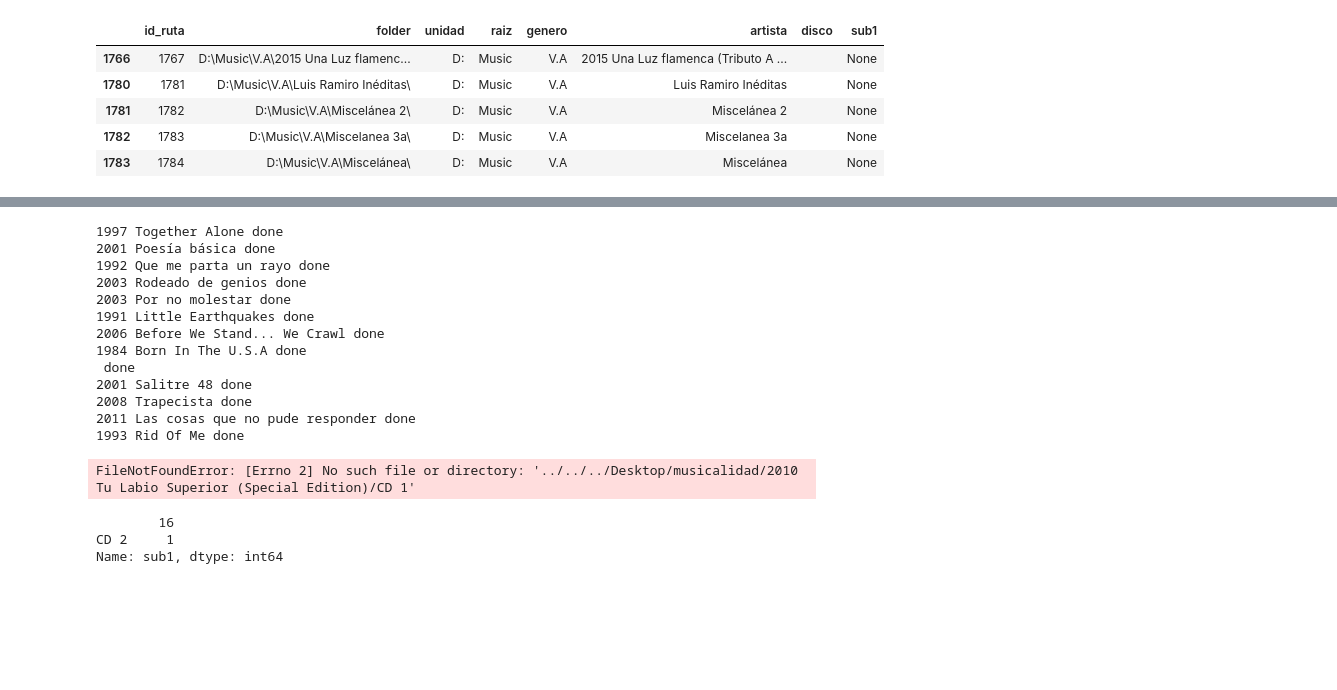
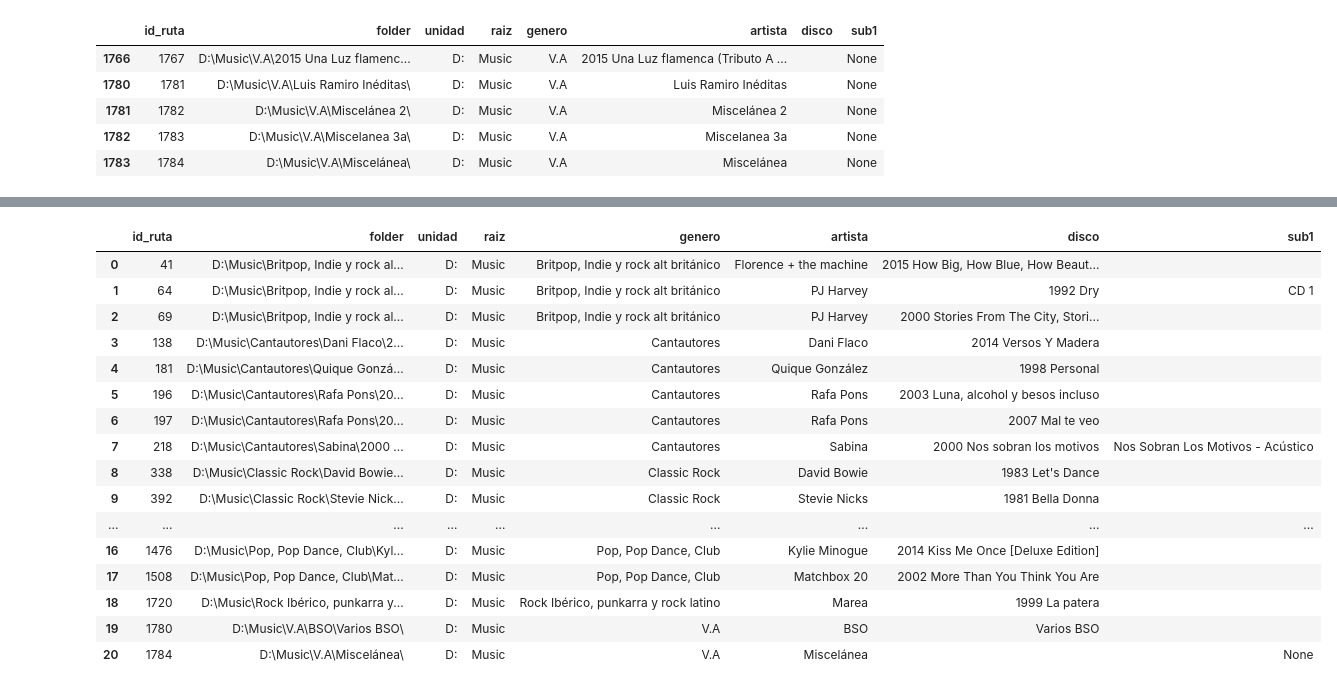
Before and after one commit to emarfer/musicable, a Jupyter notebook: notebooks/08_splitting_biblioteca_laptop.ipynb, the cells around one changed output, grey strips where cells are left out. Drawn from its saved outputs; the diff is of its cells as text; code cells hidden in the pictures; blank space fills up the shorter version.

```diff
--- a/notebooks/08_splitting_biblioteca_laptop.ipynb
+++ b/notebooks/08_splitting_biblioteca_laptop.ipynb
@@ -232,48 +226,30 @@ parent_dir = os.path.join(escritorio,'musicalidad')
-# %%
-for i, r in rutismo.iterrows():
-    if r.disco != '' and r.sub1 == '':
-        original_fold = os.path.join('../../../../../../d',r.raiz,r.genero,r.artista)
-        folder = r.disco
-        os.mkdir(os.path.join(parent_dir,folder))
-        old_fold = os.path.join(original_fold,folder)
-        new_fold = os.path.join(parent_dir,folder)
-    elif r.disco == '':
-        original_fold = os.path.join('../../../../../../d',r.raiz,r.genero)
-        folder = r.artista
-        os.mkdir(os.path.join(parent_dir,folder))
-        old_fold = os.path.join(original_fold,folder)
-        new_fold = os.path.join(parent_dir,folder)
-    elif  r.disco != '' and r.sub1 != '':
-        original_fold = os.path.join('../../../../../../d',r.raiz,r.genero,r.artista)
-        folder = r.disco
-        for sub in os.listdir(os.path.join(original_fold,folder)):
-            os.mkdir(os.path.join(parent_dir,folder,sub))
-            old_fold = os.path.join(original_fold,folder,sub)
-            new_fold = os.path.join(parent_dir,folder,sub)
-
-    for arc in os.listdir(old_fold):
-        source = os.path.join(original_fold,folder,arc)
-        destination = new_fold
-        shutil.copy2(source, destination)
-    print(r.disco+' done')
-# %% [output]
-1997 Together Alone done
-2001 Poesía básica done
-1992 Que me parta un rayo done
-2003 Rodeado de genios done
-2003 Por no molestar done
-1991 Little Earthquakes done
-2006 Before We Stand... We Crawl done
-1984 Born In The U.S.A done
- done
-2001 Salitre 48 done
-2008 Trapecista done
-2011 Las cosas que no pude responder done
-1993 Rid Of Me done
-FileNotFoundError: [Errno 2] No such file or directory: '../../../Desktop/musicalidad/2010 Tu Labio Superior (Special Edition)/CD 1'
-# %%
-rutismo[rutismo.disco != ''].sub1.value_counts()
-# %% [output]
-        16
-CD 2     1
-Name: sub1, dtype: int64
+# %%
+filename = 'totalismo.m3u'
+# %%
+f = open(escritorio+filename,'r', encoding="ISO-8859-1")
+lines = [l for l in f.read().split('\n') if l.startswith('D:')]
+# %%
+rutismo = pd.read_sql_query(f'''
+select * from ruta_total
+where folder in (select folder from total where ruta in {tuple(lines)})
+''',engine)
+# %%
+rutismo
+# %% [output]
+|  | id_ruta | folder | unidad | raiz | genero | artista | disco | sub1 |
+| 0 | 41 | D:\Music\Britpop, Indie y rock al... | D: | Music | Britpop, Indie y rock alt británico | Florence + the machine | 2015 How Big, How Blue, How Beaut... |  |
+| 1 | 64 | D:\Music\Britpop, Indie y rock al... | D: | Music | Britpop, Indie y rock alt británico | PJ Harvey | 1992 Dry | CD 1 |
+| 2 | 69 | D:\Music\Britpop, Indie y rock al... | D: | Music | Britpop, Indie y rock alt británico | PJ Harvey | 2000 Stories From The City, Stori... |  |
+| 3 | 138 | D:\Music\Cantautores\Dani Flaco\2... | D: | Music | Cantautores | Dani Flaco | 2014 Versos Y Madera |  |
+| 4 | 181 | D:\Music\Cantautores\Quique Gonzá... | D: | Music | Cantautores | Quique González | 1998 Personal |  |
+| 5 | 196 | D:\Music\Cantautores\Rafa Pons\20... | D: | Music | Cantautores | Rafa Pons | 2003 Luna, alcohol y besos incluso |  |
+| 6 | 197 | D:\Music\Cantautores\Rafa Pons\20... | D: | Music | Cantautores | Rafa Pons | 2007 Mal te veo |  |
+| 7 | 218 | D:\Music\Cantautores\Sabina\2000 ... | D: | Music | Cantautores | Sabina | 2000 Nos sobran los motivos | Nos Sobran Los Motivos - Acústico |
+| 8 | 338 | D:\Music\Classic Rock\David Bowie... | D: | Music | Classic Rock | David Bowie | 1983 Let's Dance |  |
+| 9 | 392 | D:\Music\Classic Rock\Stevie Nick... | D: | Music | Classic Rock | Stevie Nicks | 1981 Bella Donna |  |
+| ... | ... | ... | ... | ... | ... | ... | ... | ... |
+| 16 | 1476 | D:\Music\Pop, Pop Dance, Club\Kyl... | D: | Music | Pop, Pop Dance, Club | Kylie Minogue | 2014 Kiss Me Once [Deluxe Edition] |  |
+| 17 | 1508 | D:\Music\Pop, Pop Dance, Club\Mat... | D: | Music | Pop, Pop Dance, Club | Matchbox 20 | 2002 More Than You Think You Are |  |
+| 18 | 1720 | D:\Music\Rock Ibérico, punkarra y... | D: | Music | Rock Ibérico, punkarra y rock latino | Marea | 1999 La patera |  |
+| 19 | 1780 | D:\Music\V.A\BSO\Varios BSO\ | D: | Music | V.A | BSO | Varios BSO |  |
+| 20 | 1784 | D:\Music\V.A\Miscelánea\ | D: | Music | V.A | Miscelánea |  | None |
```
Also changed, not shown: parts of 12 cells of this notebook.
